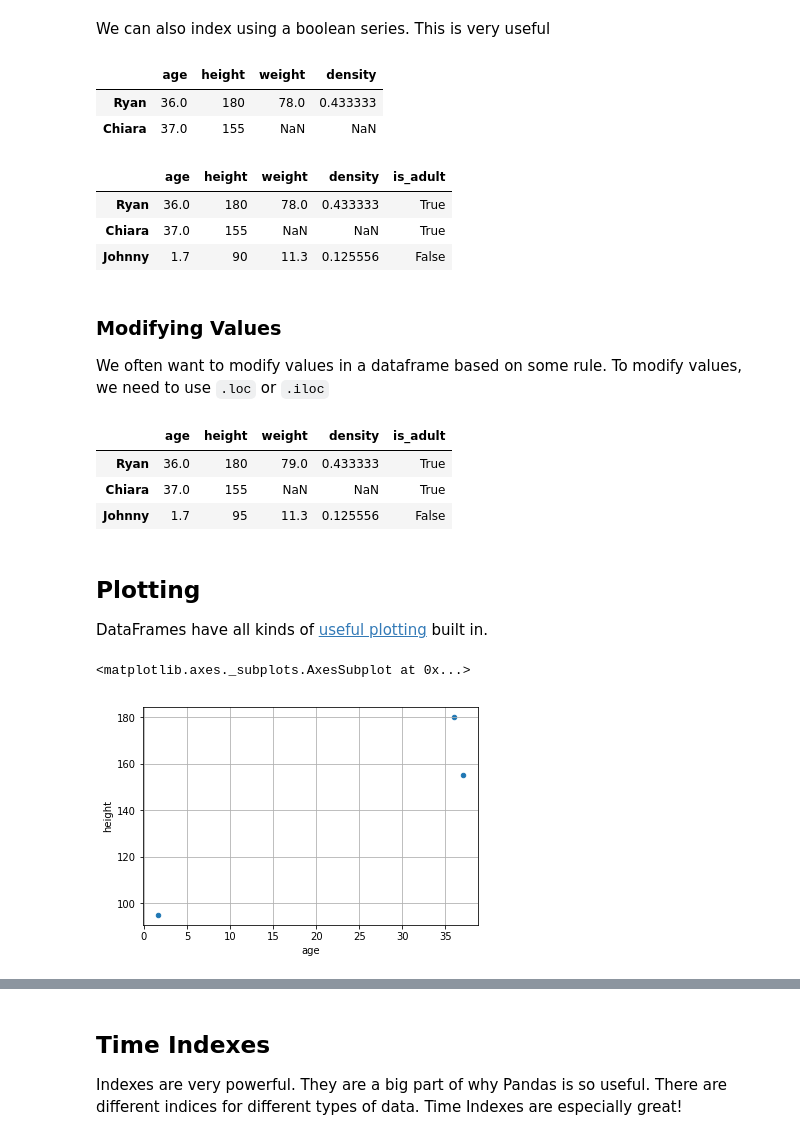
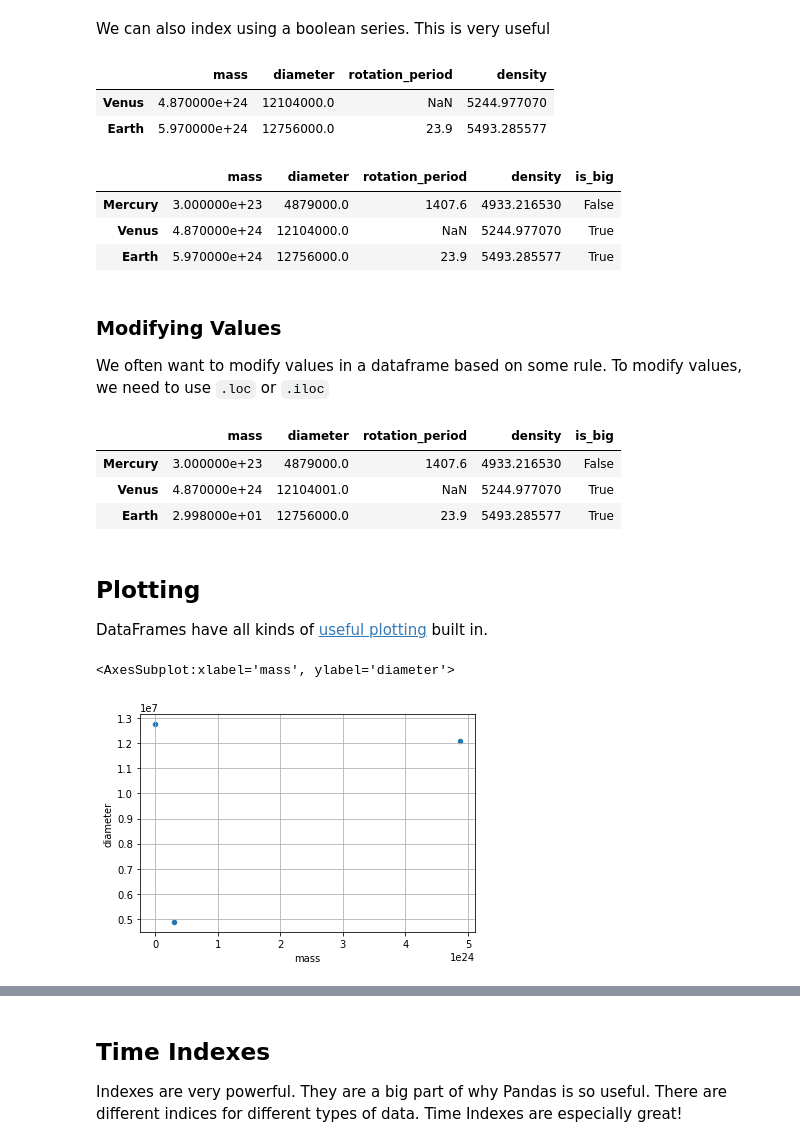
Before and after one commit to earth-env-data-science/earth-env-data-science-book, a Jupyter notebook: src/lectures/pandas/basic_pandas.ipynb, the cells around one changed output, grey strips where cells are left out. Cells and saved outputs as stored; diff of their text form; code cells hidden in the pictures.

```diff
--- a/src/lectures/pandas/basic_pandas.ipynb
+++ b/src/lectures/pandas/basic_pandas.ipynb
@@ -214,0 +213,3 @@ dtype: float64
+# %%
+volume =  4/3 * np.pi * (df.diameter/2)**3
+df.mass / volume
@@ -215,6 +221,6 @@ dtype: float64
 # %% [markdown]
 Which we can easily add as another column to the DataFrame:
 # %%
-df['density'] = df.weight / df.height
+df['density'] = df.mass / volume
 df
 # %% [output]
@@ -268,42 +273,42 @@ everyone
 # %% [markdown]
 We can also index using a boolean series. This is very useful
 # %%
-adults = df[df.age > 18]
+adults = df[df.mass > 4e24]
 adults
 # %% [output]
-|  | age | height | weight | density |
-| Ryan | 36.0 | 180 | 78.0 | 0.433333 |
-| Chiara | 37.0 | 155 | NaN | NaN |
+|  | mass | diameter | rotation_period | density |
+| Venus | 4.870000e+24 | 12104000.0 | NaN | 5244.977070 |
+| Earth | 5.970000e+24 | 12756000.0 | 23.9 | 5493.285577 |
 # %%
-df['is_adult'] = df.age > 18
+df['is_big'] = df.mass > 4e24
 df
 # %% [output]
-|  | age | height | weight | density | is_adult |
-| Ryan | 36.0 | 180 | 78.0 | 0.433333 | True |
-| Chiara | 37.0 | 155 | NaN | NaN | True |
-| Johnny | 1.7 | 90 | 11.3 | 0.125556 | False |
+|  | mass | diameter | rotation_period | density | is_big |
+| Mercury | 3.000000e+23 | 4879000.0 | 1407.6 | 4933.216530 | False |
+| Venus | 4.870000e+24 | 12104000.0 | NaN | 5244.977070 | True |
+| Earth | 5.970000e+24 | 12756000.0 | 23.9 | 5493.285577 | True |
 # %% [markdown]
 ### Modifying Values
 
 We often want to modify values in a dataframe based on some rule. To modify values, we need to use `.loc` or `.iloc`
 # %%
-df.loc['Johnny', 'height'] = 95
-df.loc['Ryan', 'weight'] += 1
+df.loc['Earth', 'mass'] = 5.98+24
+df.loc['Venus', 'diameter'] += 1
 df
 # %% [output]
-|  | age | height | weight | density | is_adult |
-| Ryan | 36.0 | 180 | 79.0 | 0.433333 | True |
-| Chiara | 37.0 | 155 | NaN | NaN | True |
-| Johnny | 1.7 | 95 | 11.3 | 0.125556 | False |
+|  | mass | diameter | rotation_period | density | is_big |
+| Mercury | 3.000000e+23 | 4879000.0 | 1407.6 | 4933.216530 | False |
+| Venus | 4.870000e+24 | 12104001.0 | NaN | 5244.977070 | True |
+| Earth | 2.998000e+01 | 12756000.0 | 23.9 | 5493.285577 | True |
 # %% [markdown]
 ## Plotting
 
 DataFrames have all kinds of [useful plotting](https://pandas.pydata.org/pandas-docs/stable/visualization.html) built in.
 # %%
-df.plot(kind='scatter', x='age', y='height', grid=True)
+df.plot(kind='scatter', x='mass', y='diameter', grid=True)
 # %% [output]
-<matplotlib.axes._subplots.AxesSubplot at 0x...>
+<AxesSubplot:xlabel='mass', ylabel='diameter'>
-[figure, old version]
+[figure, new version]
 # %%
 df.plot(kind='bar')
 # %% [output]
```
Also changed, not shown: parts of 55 cells of this notebook.
